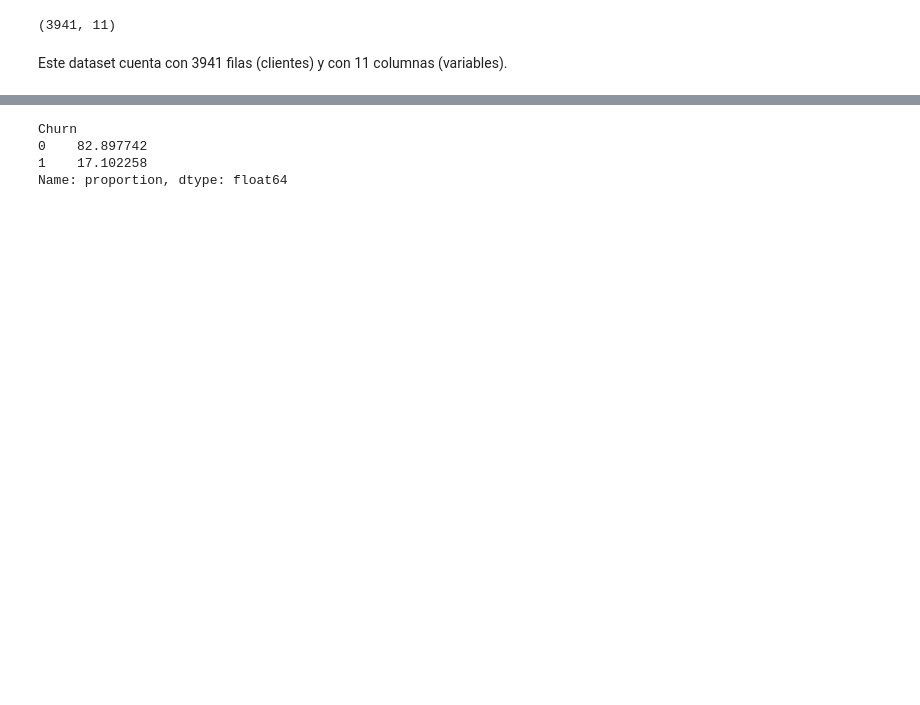
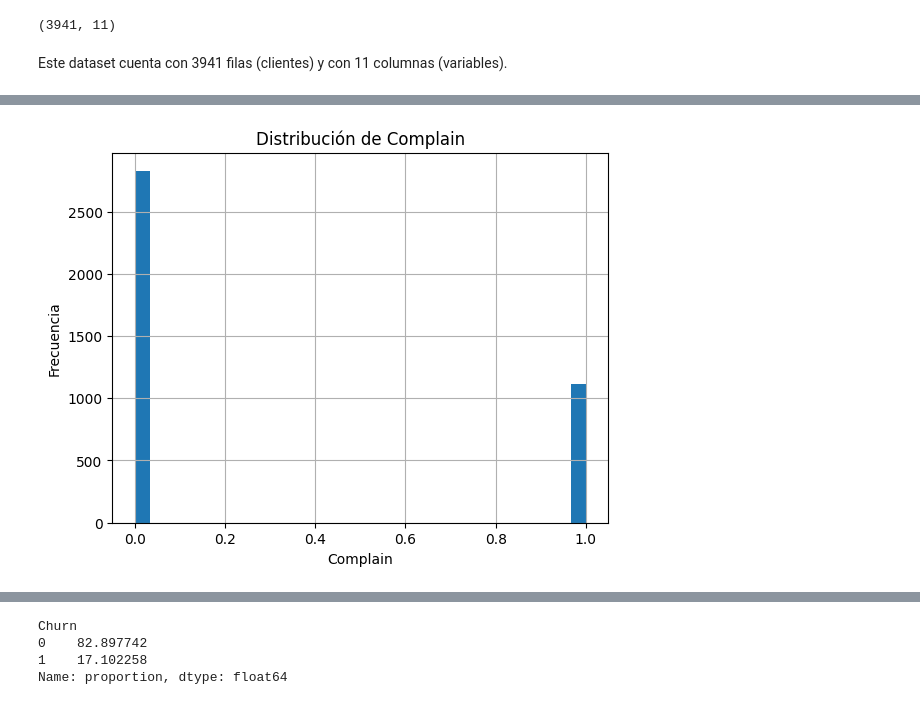
Before and after one commit to JeaCode/ecommerce-churn, a Jupyter notebook: ml/notebooks/01_eda_inicial.ipynb, the cells around one changed output, grey strips where cells are left out. Saved outputs shown, nothing was run; the diff lists cells and outputs as text; code cells hidden in the pictures; blank space fills up the shorter version.

```diff
--- a/ml/notebooks/01_eda_inicial.ipynb
+++ b/ml/notebooks/01_eda_inicial.ipynb
@@ -75,0 +122,8 @@ df.describe()
+# %%
+import matplotlib.pyplot as plt
+from src.plots import plot_hist, plot_hist_by_churn
+
+plot_hist(df, "Complain")
+plt.show()
+# %% [output]
+[figure, added]
```
Also changed, not shown: parts of 54 cells of this notebook, 9 other files.
